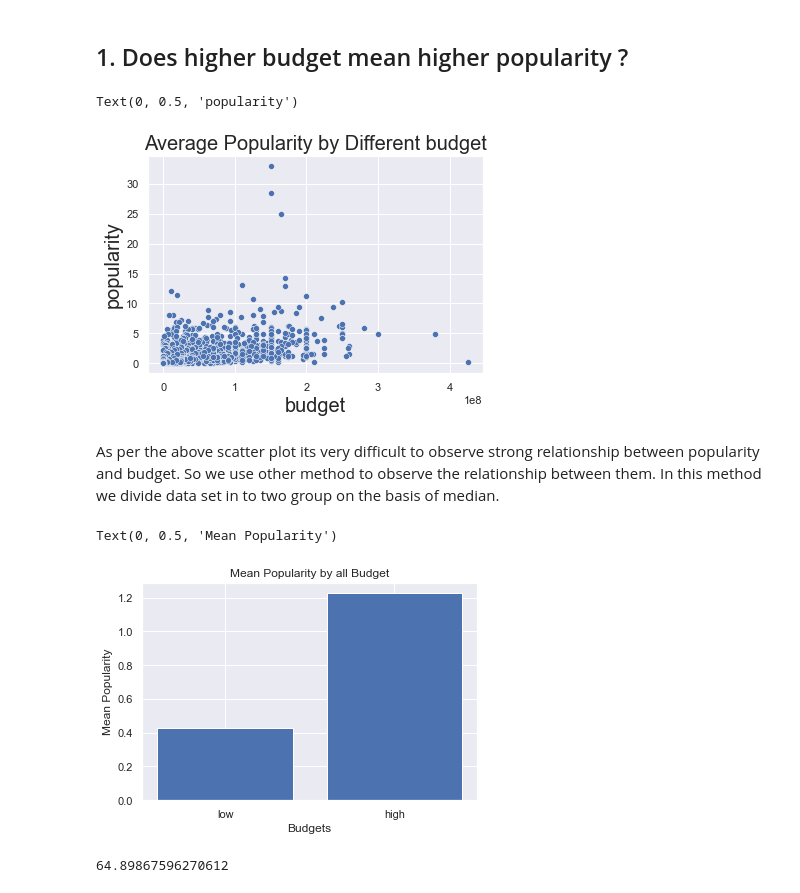
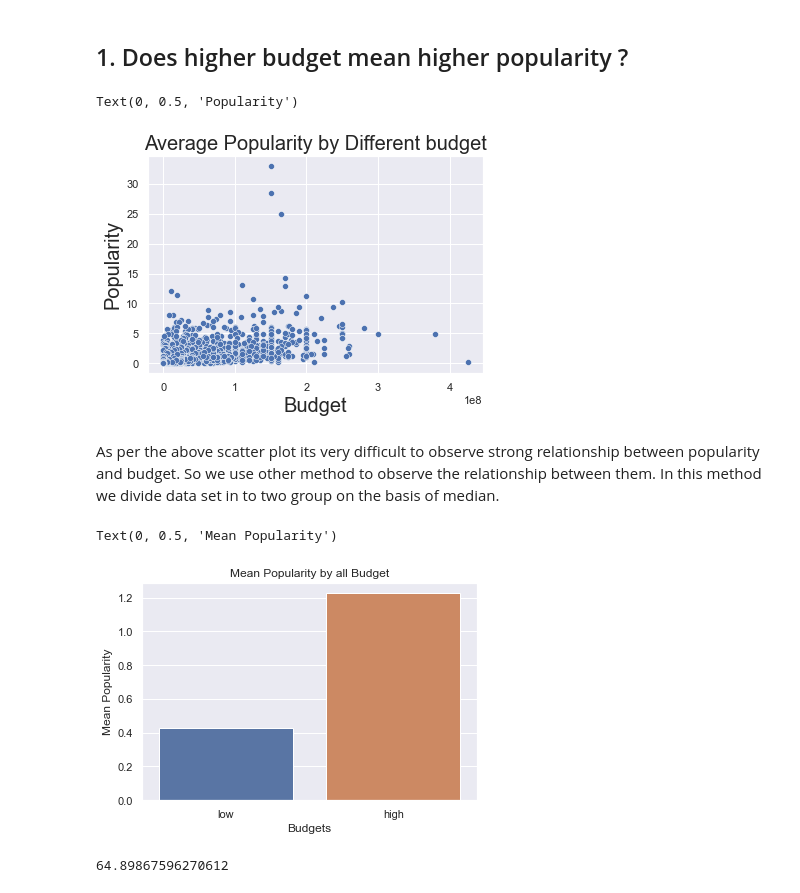
Before and after one commit to rksin8/Data-Analyst-Portfolio, a Jupyter notebook: Proj_1_Data_Analysis_with_Movie_Data/movie_data_analysis.ipynb, the cells around one changed output. Saved outputs shown, nothing was run; the diff lists cells and outputs as text; code cells hidden in the pictures.

```diff
--- a/Proj_1_Data_Analysis_with_Movie_Data/movie_data_analysis.ipynb
+++ b/Proj_1_Data_Analysis_with_Movie_Data/movie_data_analysis.ipynb
@@ -240,11 +240,11 @@ The questions about this dataset:
 # plot the relation between budget and popularity
 sns.scatterplot(x="budget",y="popularity", data=df)
 plt.title('Average Popularity by Different budget',fontsize=20)
-plt.xlabel('budget',fontsize=20)
-plt.ylabel('popularity',fontsize=20)
+plt.xlabel('Budget',fontsize=20)
+plt.ylabel('Popularity',fontsize=20)
 # %% [output]
-Text(0, 0.5, 'popularity')
+Text(0, 0.5, 'Popularity')
-[figure, old version]
+[figure, new version]
 # %% [markdown]
 As per the above scatter plot its very difficult to observe strong relationship between popularity and budget. So we use other method to observe the relationship between them. In this method we divide data set in to two group on the basis of median.
 # %%
@@ -259,15 +261,17 @@ mean_high_budget = more_cost['popularity'].mean()
 # %%
 # create a bar chart with the values we get above
 locations = [1,2]
 heights = [mean_low_budget , mean_high_budget]
 labels=['low','high']
-plt.bar(locations, heights, tick_label = labels)
+#plt.bar(locations, heights, tick_label = labels)
+ax= sns.barplot(x=locations,y= heights, palette="deep")
+ax.set_xticklabels(labels)
 plt.title('Mean Popularity by all Budget')
 plt.xlabel('Budgets')
 plt.ylabel('Mean Popularity')
 # %% [output]
 Text(0, 0.5, 'Mean Popularity')
-[figure, old version]
+[figure, new version]
 # %%
 increase_percentage = (mean_high_budget - mean_low_budget) / mean_high_budget * 100
 increase_percentage
```
Also changed, not shown: parts of 3 cells of this notebook, 2 other files.
